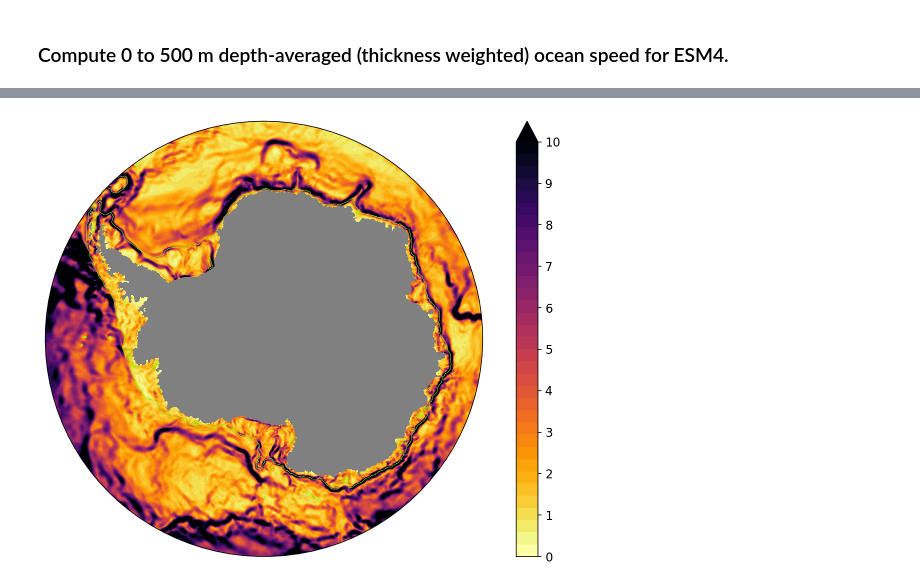
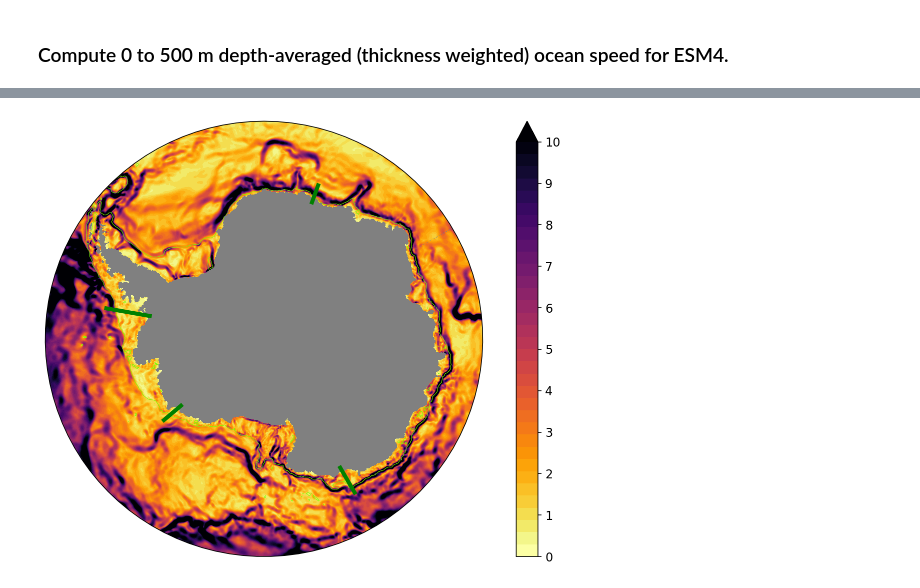
Before and after one commit to becki-beadling/Beadling_et_al_2022_JGROceans, a Jupyter notebook: Beadling_2021_JGROceans_New/Figure_9/Upper_500m_Speed_All.ipynb, the cells around one changed output, grey strips where cells are left out. Cells and saved outputs as stored; diff of their text form; code cells hidden in the pictures.

```diff
--- a/Beadling_2021_JGROceans_New/Figure_9/Upper_500m_Speed_All.ipynb
+++ b/Beadling_2021_JGROceans_New/Figure_9/Upper_500m_Speed_All.ipynb
@@ -240,21 +320,28 @@ cb.ax.tick_params(labelsize=12)
 # %%
 theta = np.linspace(0, 2*np.pi, 100)
 center, radius = [0.5, 0.5], 0.5
 verts = np.vstack([np.sin(theta), np.cos(theta)]).T
 circle = mpath.Path(verts * radius + center)
 
 plt.figure(figsize=[12,8])
 
 projection=ccrs.SouthPolarStereo(central_longitude = 0)
 ax = plt.axes(projection=projection,facecolor='grey')
 ax.set_extent([-180,180,-90,-60], ccrs.PlateCarree())
 ax.set_boundary(circle,transform=ax.transAxes)
 
 p = cm4_speed_weighted_0_to_500_ave.where(cm4_speed_weighted_0_to_500_ave>0).plot.contourf(x='xq', y='yh',vmin=0,vmax=10,levels=35,
                         transform=ccrs.PlateCarree(),cmap='inferno_r',add_colorbar=False)
 CM4_ocean_static.deptho.plot.contour(transform=ccrs.PlateCarree(),colors='lawngreen',levels=[1000],linewidths=0.50)
 
+plt.plot(x20e_cm4,y20e_cm4,'-',color='green',linewidth=4,transform=ccrs.PlateCarree())
+plt.plot(x150e_cm4,y150e_cm4,'-',color='green',linewidth=4,transform=ccrs.PlateCarree())
+plt.plot(x130w_cm4,y130w_cm4,'-',color='green',linewidth=4,transform=ccrs.PlateCarree())
+plt.plot(x80w_cm4,y80w_cm4,'-',color='green',linewidth=4,transform=ccrs.PlateCarree())
+
 cb = plt.colorbar(p, ticks=[0,1,2,3,4,5,6,7,8,9,10])
 cb.ax.tick_params(labelsize=12)
+
+plt.savefig('CM4_upper500m_Speed.pdf')
 # %% [output]
-[figure, old version]
+[figure, new version]
```
Also changed, not shown: parts of 6 cells of this notebook.
